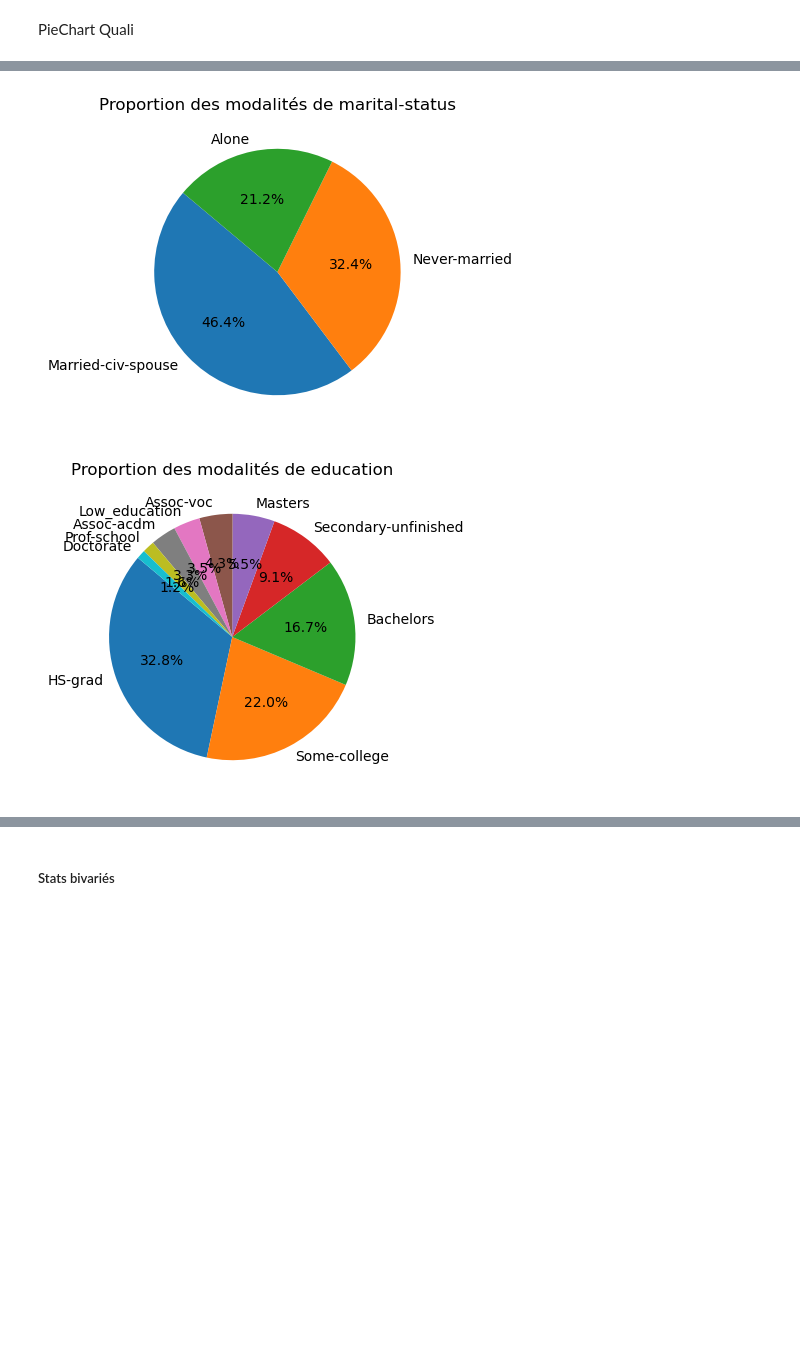
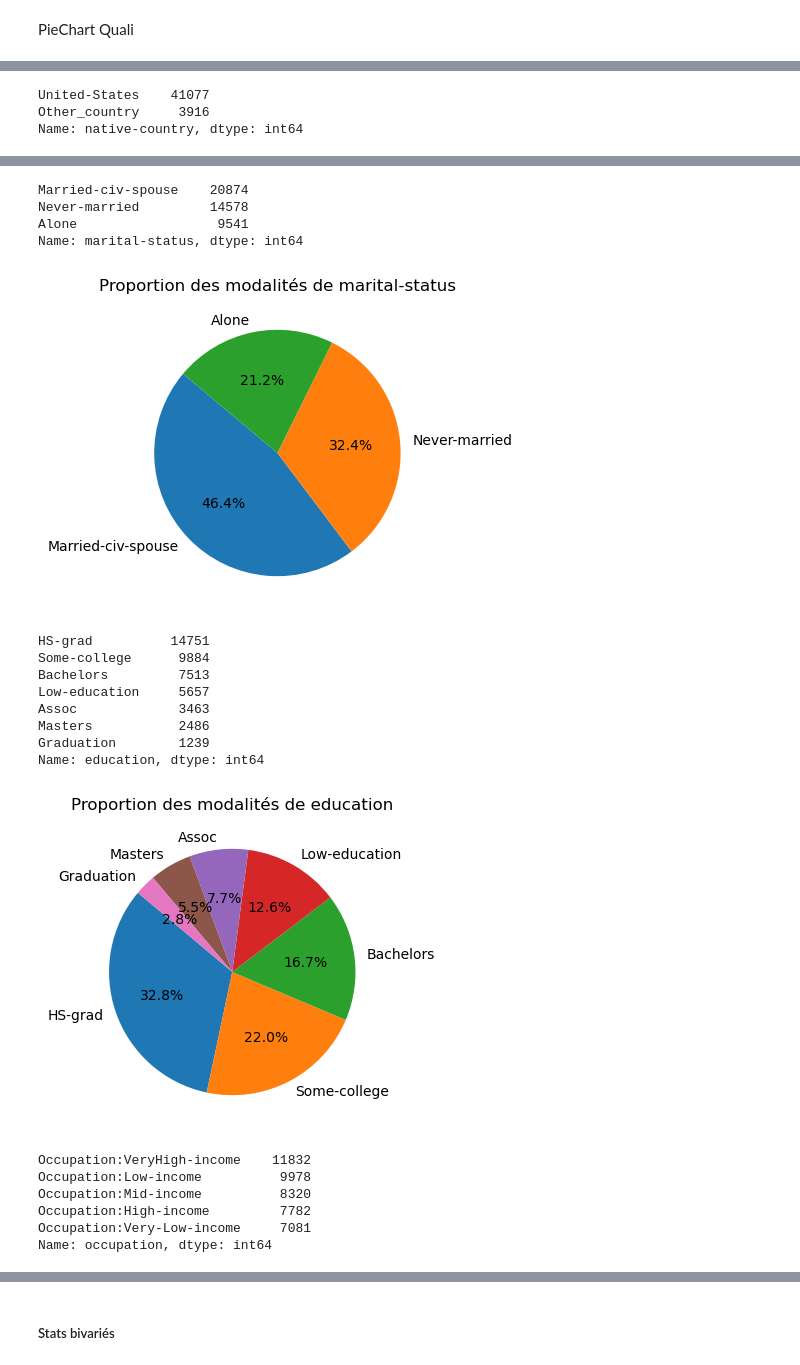
Before and after one commit to Jadorlo/Scoring, a Jupyter notebook: JPT_SCORING_Theo.ipynb, the cells around one changed output, grey strips where cells are left out. Saved outputs shown, nothing was run; the diff lists cells and outputs as text; code cells hidden in the pictures; blank space fills up the shorter version.

Commit message:
regroupement

```diff
--- a/JPT_SCORING_Theo.ipynb
+++ b/JPT_SCORING_Theo.ipynb
@@ -179,17 +179,27 @@ df_test['race'] = df_test['race'].replace(
 
 # Regroupement des personnes d'origines différentes en une cartégorie "Other"
 df_test['native-country'] = df_test['native-country'].replace(
-    {'^(?!United-States$|Mexico$).+': 'Other_country'}, regex=True)
+    {'^(?!United-States$).+': 'Other_country'}, regex=True)
 
 # Regroupement des personnes mariés mais avec un conjoint dans l'armé avec les personnes mariés mais avec un conjoint absent pour diverse raisons
 df_test['marital-status'] = df_test['marital-status'].replace(
     {'Married-AF-spouse|Divorced|Widowed|Separated|Married-spouse-absent': 'Alone'}, regex = True)
 
 df_test['education'] = df_test['education'].replace(
-    {'Preschool|1st-4th|5th-6th|7th-8th': 'Low_education', '9th|10th|11th|12th': 'Secondary-unfinished'}, regex=True)
+    {'Preschool|1st-4th|5th-6th|7th-8th|9th|10th|11th|12th': 'Low-education',
+     'Doctorate|Prof-school': "Graduation",
+     "Assoc-acdm|Assoc-voc" : 'Assoc'}, regex=True)
 
 df_test['workclass'] = df_test['workclass'].replace(
     {'Local-gov|State-gov': 'State-Local-gov'}, regex=True)
+
+df_test['occupation'] = df_test['occupation'].replace(
+    {'Priv-house-serv|Other-service|Handlers-cleaners': 'Occupation:Very-Low-income',
+     'Farming-fishing|Machine-op-inspct|Adm-clerical': "Occupation:Low-income",
+     'Transport-moving|Craft-repair' : 'Occupation:Mid-income',
+     'Sales|Armed-Forces|Tech-support|Protective-serv|Protective-serv' :'Occupation:High-income',
+     'Prof-specialty|Exec-managerial' : 'Occupation:VeryHigh-income'
+     }, regex=True)
 # %% [markdown]
 ### 4.B. Graphiques avec regroupement
 # %% [markdown]
@@ -198,7 +208,7 @@ df_test['workclass'] = df_test['workclass'].replace(
 PieChart Quali
 # %%
 #variables_quali = ['workclass', 'education', 'marital-status', 'occupation', 'relationship', 'race', 'gender', 'native-country','income']
-variables_quali_regroupement = ['race','native-country','marital-status','education']
+variables_quali_regroupement = ['race','native-country','marital-status','education','occupation']
 
 
 # Boucle qui itere le processus suivant pour chaque variable qualitative
@@ -206,6 +216,7 @@ for col in variables_quali_regroupement:
 
     # Calcule les proportions des différentes modalités
     prop_mod = df_test[col].value_counts()
+    print(prop_mod)
 
     # Crée un pie chart grace a mathplotlib
     plt.figure(figsize=(4, 4))
@@ -217 +232,4 @@ for col in variables_quali_regroupement:
 [figure]
+United-States    41077
+Other_country     3916
+Name: native-country, dtype: int64
@@ -219,2 +237,20 @@ for col in variables_quali_regroupement:
+Married-civ-spouse    20874
+Never-married         14578
+Alone                  9541
+Name: marital-status, dtype: int64
 [figure]
+HS-grad          14751
+Some-college      9884
+Bachelors         7513
+Low-education     5657
+Assoc             3463
+Masters           2486
+Graduation        1239
+Name: education, dtype: int64
-[figure, old version]
+[figure, new version]
+Occupation:VeryHigh-income    11832
+Occupation:Low-income          9978
+Occupation:Mid-income          8320
+Occupation:High-income         7782
+Occupation:Very-Low-income     7081
+Name: occupation, dtype: int64
```
Also changed, not shown: parts of 2 cells of this notebook.
